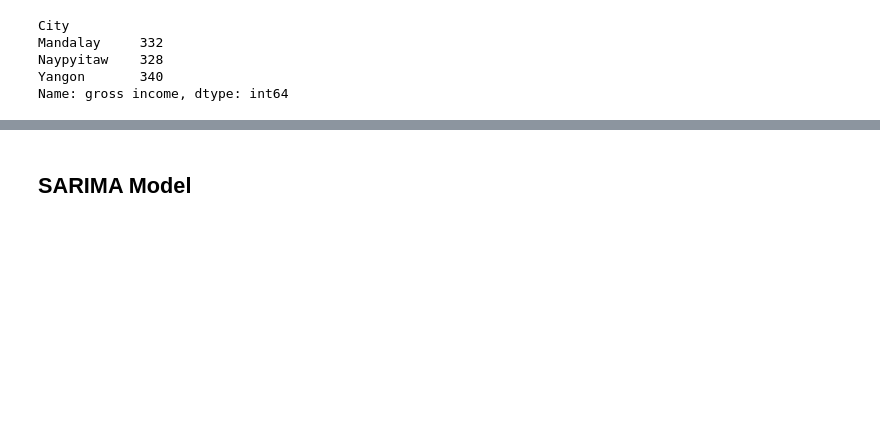
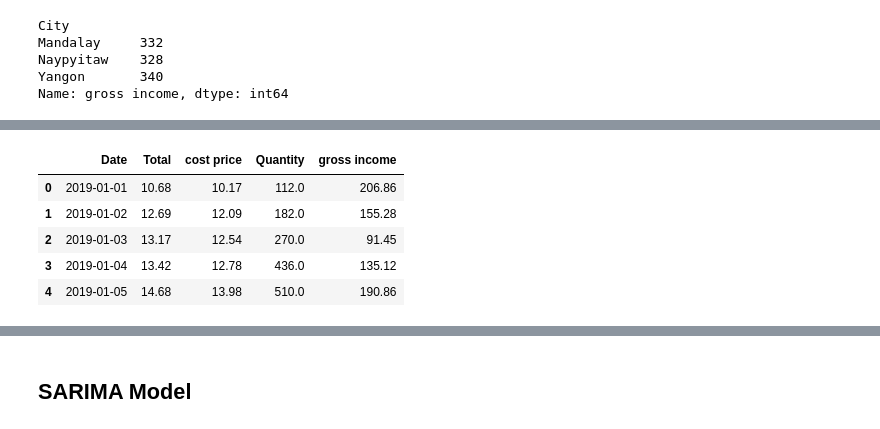
Before and after one commit to Lesego-1/Data-Visualization-Project, a Jupyter notebook: main.ipynb, the cells around one changed output, grey strips where cells are left out. Cells and saved outputs as stored; diff of their text form; code cells hidden in the pictures; blank space fills up the shorter version.

```diff
--- a/main.ipynb
+++ b/main.ipynb
@@ -51,3 +65,12 @@ df.head()
+# %%
+new_df.head()
+# %% [output]
+|  | Date | Total | cost price | Quantity | gross income |
+| 0 | 2019-01-01 | 10.68 | 10.17 | 112.0 | 206.86 |
+| 1 | 2019-01-02 | 12.69 | 12.09 | 182.0 | 155.28 |
+| 2 | 2019-01-03 | 13.17 | 12.54 | 270.0 | 91.45 |
+| 3 | 2019-01-04 | 13.42 | 12.78 | 436.0 | 135.12 |
+| 4 | 2019-01-05 | 14.68 | 13.98 | 510.0 | 190.86 |
 # %%
 # Plot Monthly Sales Trends
 
```
Also changed, not shown: parts of 13 cells of this notebook, 4 other files.
